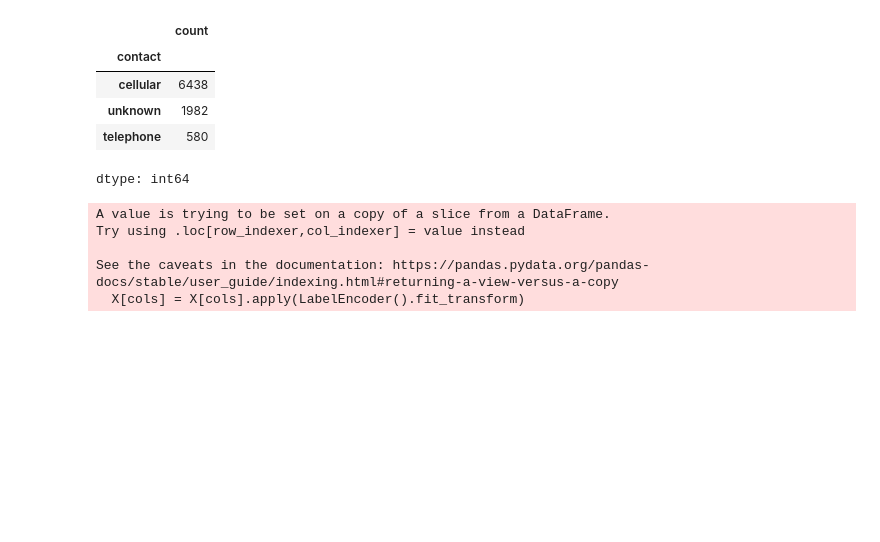
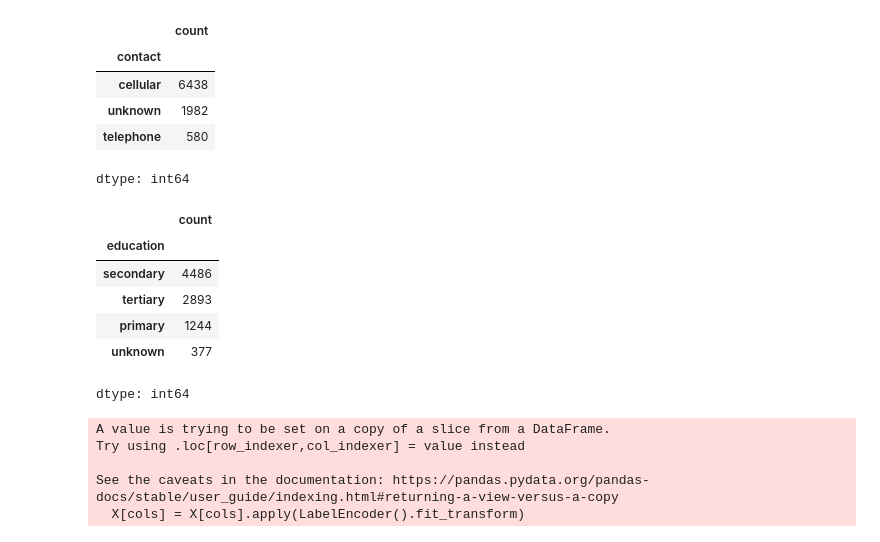
Before and after one commit to pampato77/bigdata, a Jupyter notebook: Solucion_reto_SC_63_Mariana_Escobar_Camacho.ipynb, the cells around one changed output. Drawn from its saved outputs; the diff is of its cells as text; code cells hidden in the pictures; blank space fills up the shorter version.

```diff
--- a/Solucion_reto_SC_63_Mariana_Escobar_Camacho.ipynb
+++ b/Solucion_reto_SC_63_Mariana_Escobar_Camacho.ipynb
@@ -130,6 +132,16 @@ X['contact'].value_counts()
 | unknown | 1982 |
 | telephone | 580 |
 dtype: int64
+# %%
+X['education'].value_counts()
+# %% [output]
+|  | count |
+| education |  |
+| secondary | 4486 |
+| tertiary | 2893 |
+| primary | 1244 |
+| unknown | 377 |
+dtype: int64
 # %%
 # Transformación de variables categóricas de manera que cada nivel quede registrado con un entero
 from sklearn.preprocessing import LabelEncoder
```
Also changed, not shown: parts of 22 cells of this notebook.
